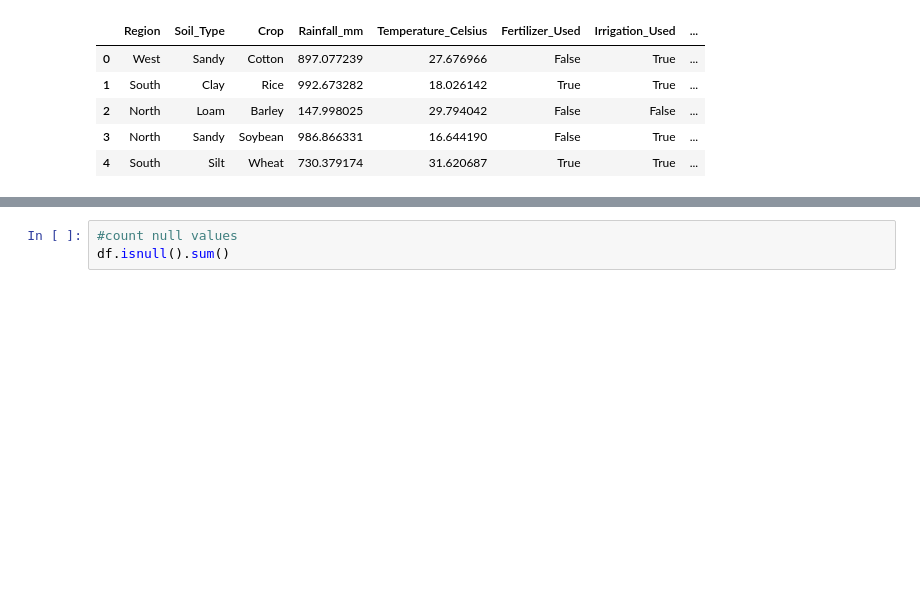
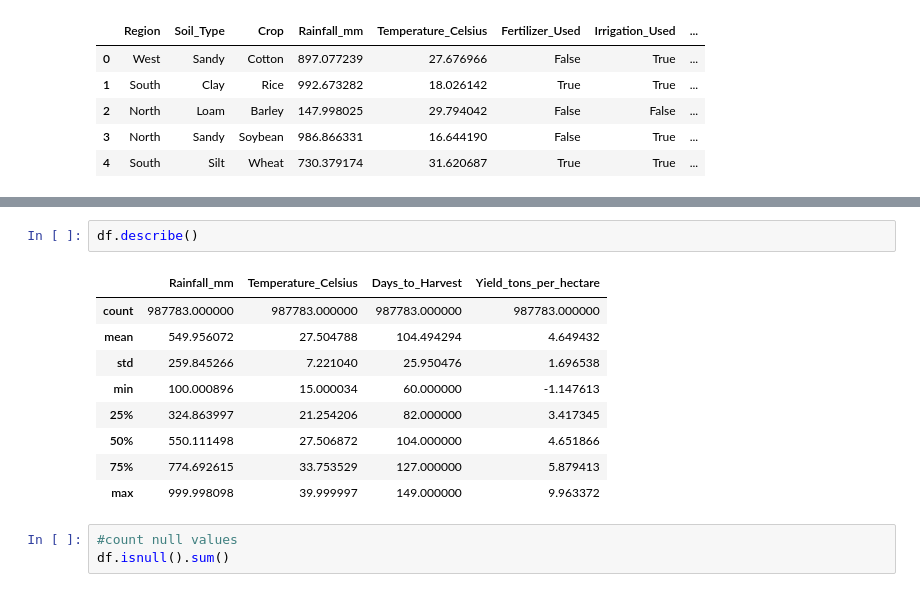
Before and after one commit to immanraj12/Crop_yeild_predict, a Jupyter notebook: predic.ipynb, the cells around one changed output, grey strips where cells are left out. Cells and saved outputs as stored; diff of their text form; blank space fills up the shorter version.

```diff
--- a/predic.ipynb
+++ b/predic.ipynb
@@ -40,3 +40,15 @@ memory usage: 62.9+ MB
+# %%
+df.describe()
+# %% [output]
+|  | Rainfall_mm | Temperature_Celsius | Days_to_Harvest | Yield_tons_per_hectare |
+| count | 987783.000000 | 987783.000000 | 987783.000000 | 987783.000000 |
+| mean | 549.956072 | 27.504788 | 104.494294 | 4.649432 |
+| std | 259.845266 | 7.221040 | 25.950476 | 1.696538 |
+| min | 100.000896 | 15.000034 | 60.000000 | -1.147613 |
+| 25% | 324.863997 | 21.254206 | 82.000000 | 3.417345 |
+| 50% | 550.111498 | 27.506872 | 104.000000 | 4.651866 |
+| 75% | 774.692615 | 33.753529 | 127.000000 | 5.879413 |
+| max | 999.998098 | 39.999997 | 149.000000 | 9.963372 |
 # %%
 #count null values
 df.isnull().sum()
```
Also changed, not shown: parts of 10 cells of this notebook, 1 other file.
